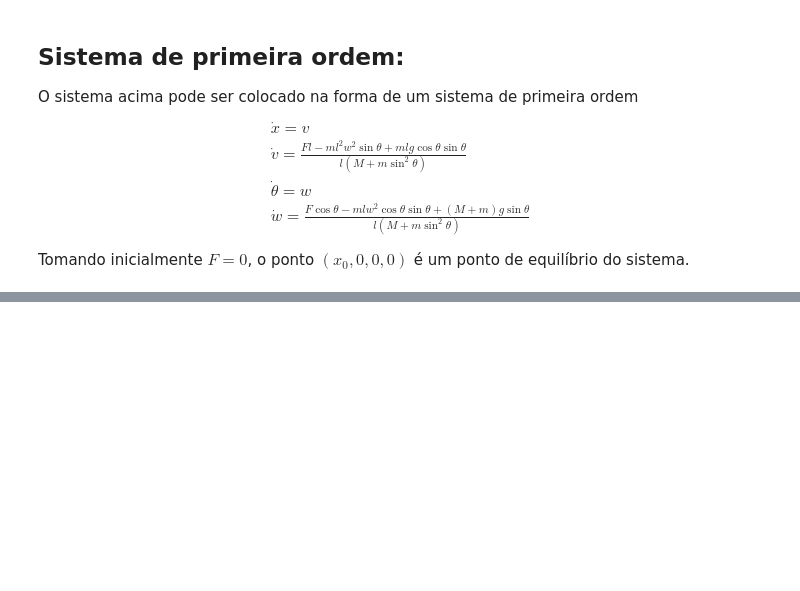
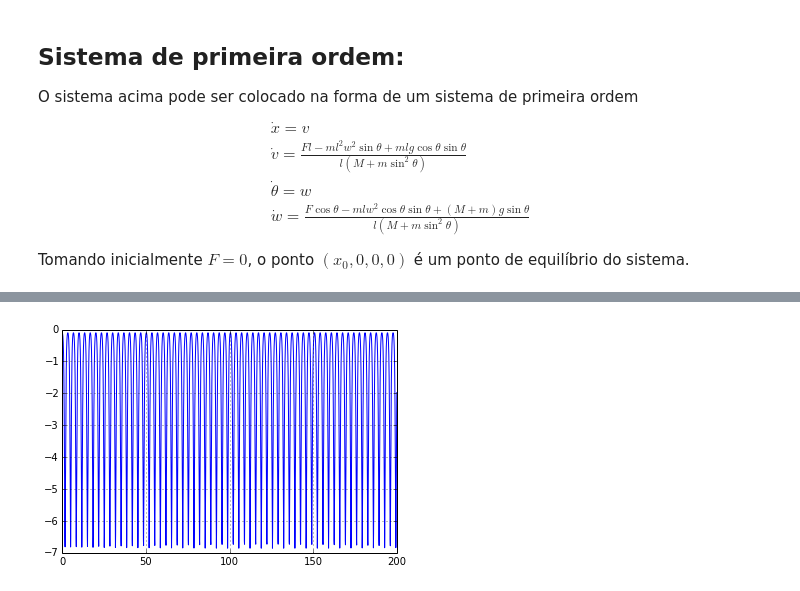
Before and after one commit to patonelli/map2321-ipyhton, a Jupyter notebook: PenduloInvertido.ipynb, the cells around one changed output, grey strips where cells are left out. Cells and saved outputs as stored; diff of their text form; code cells hidden in the pictures; blank space fills up the shorter version.

```diff
--- a/PenduloInvertido.ipynb
+++ b/PenduloInvertido.ipynb
@@ -91,0 +137,5 @@ G_4(x,v,\theta,w,F) = \frac{ F \cos \theta - ml w^2 \cos \theta \sin \theta + (M
+# %%
+plt.plot(t,omega)
+plt.grid()
+# %% [output]
+[figure, added]
```
Also changed, not shown: parts of 10 cells of this notebook.
